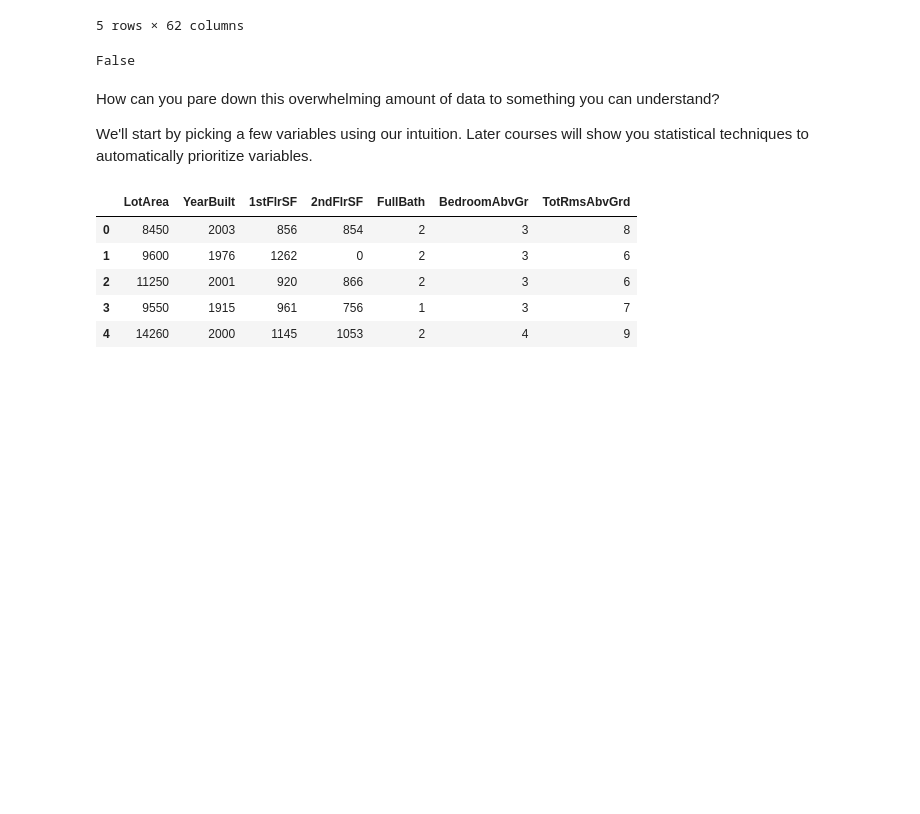
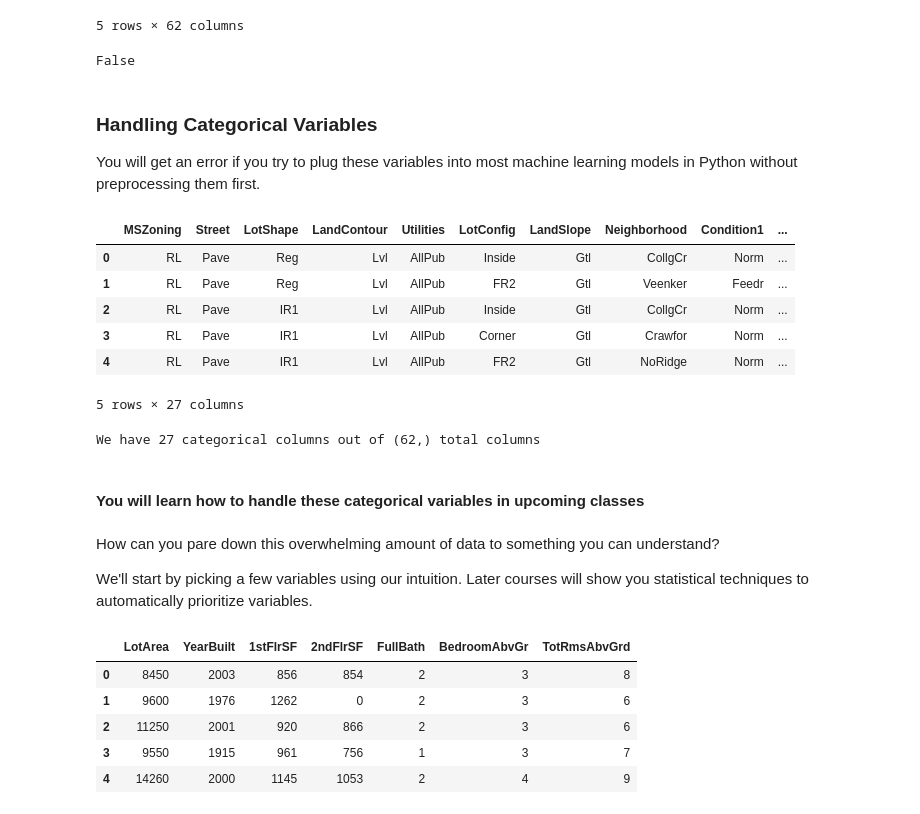
Before and after one commit to opeyemiferanmi1/Pre-Bootcamp_Tutorials, a Jupyter notebook: Intermediate_Track/1. Python & ML Refreshers/class_2/Baby Steps into Machine Learning.ipynb, the cells around one changed output. Cells and saved outputs as stored; diff of their text form; code cells hidden in the pictures; blank space fills up the shorter version.

Commit message:
Added Categorical files and made other changes

```diff
--- a/Intermediate_Track/1. Python & ML Refreshers/class_2/Baby Steps into Machine Learning.ipynb
+++ b/Intermediate_Track/1. Python & ML Refreshers/class_2/Baby Steps into Machine Learning.ipynb
@@ -143,6 +143,27 @@ train.head()
 test.isna().sum().any()
 # %% [output]
 False
+# %% [markdown]
+### Handling Categorical Variables
+
+You will get an error if you try to plug these variables into most machine learning models in Python without preprocessing them first.
+# %%
+Categorical_cols=train.select_dtypes(include='object')
+Categorical_cols.head()
+# %% [output]
+|  | MSZoning | Street | LotShape | LandContour | Utilities | LotConfig | LandSlope | Neighborhood | Condition1 | ... |
+| 0 | RL | Pave | Reg | Lvl | AllPub | Inside | Gtl | CollgCr | Norm | ... |
+| 1 | RL | Pave | Reg | Lvl | AllPub | FR2 | Gtl | Veenker | Feedr | ... |
+| 2 | RL | Pave | IR1 | Lvl | AllPub | Inside | Gtl | CollgCr | Norm | ... |
+| 3 | RL | Pave | IR1 | Lvl | AllPub | Corner | Gtl | Crawfor | Norm | ... |
+| 4 | RL | Pave | IR1 | Lvl | AllPub | FR2 | Gtl | NoRidge | Norm | ... |
+5 rows × 27 columns
+# %%
+print('We have {} categorical columns out of {} total columns'.format(len(Categorical_cols.columns),train.shape[1:]))
+# %% [output]
+We have 27 categorical columns out of (62,) total columns
+# %% [markdown]
+#### You will learn how to handle these categorical variables in upcoming classes
 # %% [markdown]
 How can you pare down this overwhelming amount of data to something you can understand?
 
```
Also changed, not shown: parts of 6 cells of this notebook.
